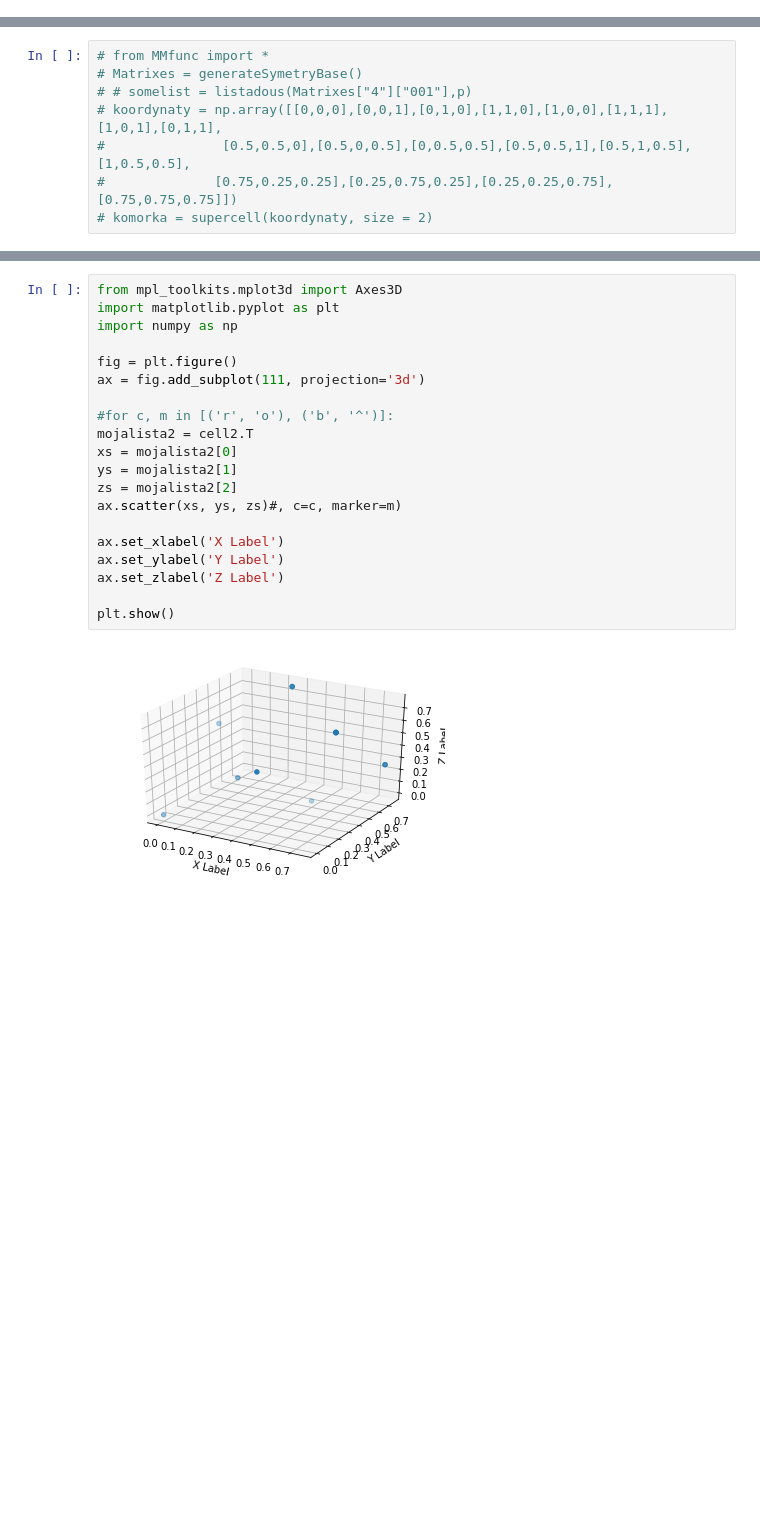
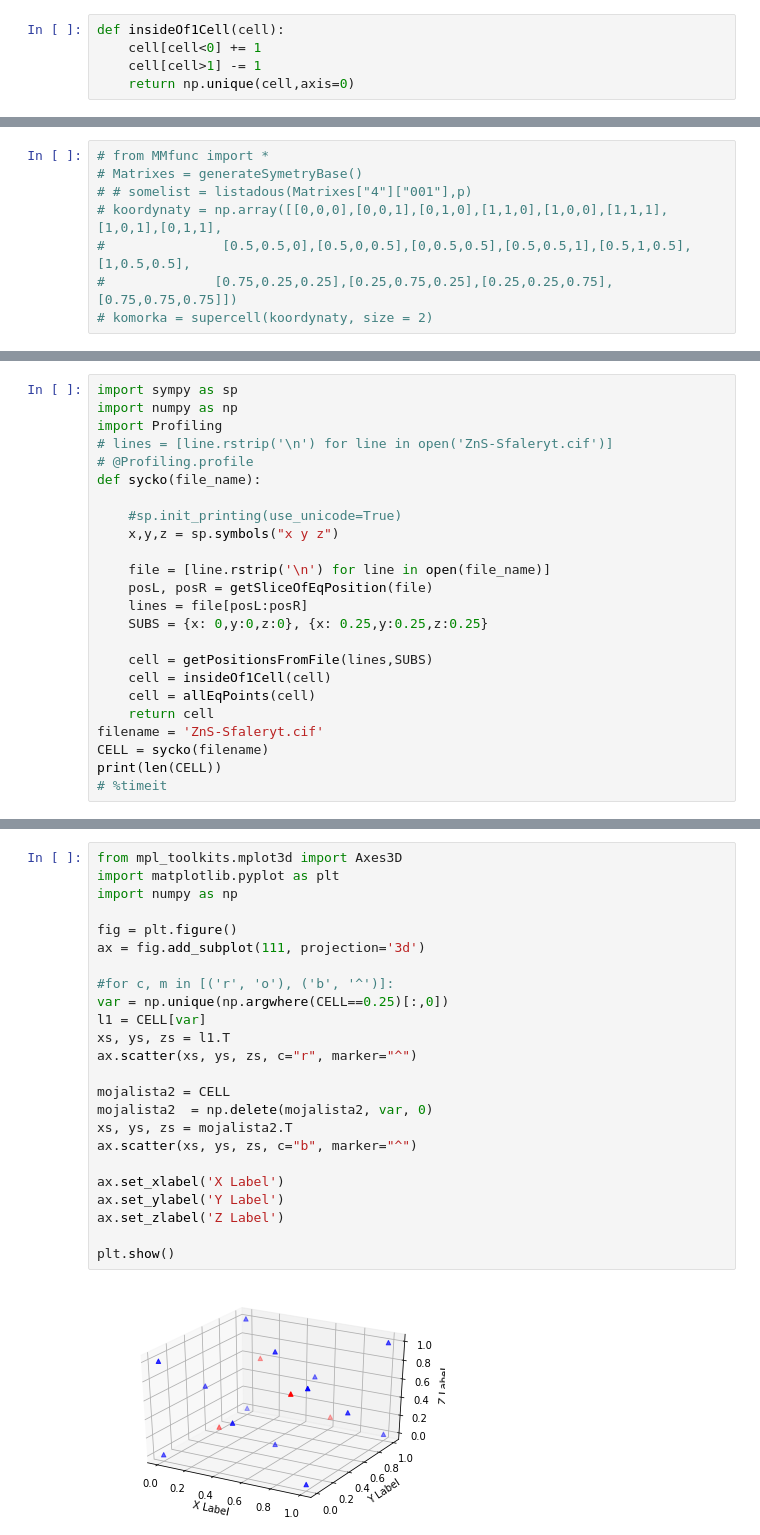
Before and after one commit to woblob/Crystal_Symmetry, a Jupyter notebook: krysztalki/vizualizacja proby.ipynb, the cells around one changed output, grey strips where cells are left out. Drawn from its saved outputs; the diff is of its cells as text; blank space fills up the shorter version.

```diff
--- a/krysztalki/vizualizacja proby.ipynb
+++ b/krysztalki/vizualizacja proby.ipynb
@@ -0,0 +36,5 @@
+# %%
+def insideOf1Cell(cell):
+    cell[cell<0] += 1
+    cell[cell>1] -= 1
+    return np.unique(cell,axis=0)
@@ -216,0 +84,24 @@ IndexError: invalid index to scalar variable.
+# %%
+import sympy as sp
+import numpy as np
+import Profiling
+# lines = [line.rstrip('\n') for line in open('ZnS-Sfaleryt.cif')]
+# @Profiling.profile
+def sycko(file_name):
+
+    #sp.init_printing(use_unicode=True)
+    x,y,z = sp.symbols("x y z")
+
+    file = [line.rstrip('\n') for line in open(file_name)]
+    posL, posR = getSliceOfEqPosition(file)
+    lines = file[posL:posR]
+    SUBS = {x: 0,y:0,z:0}, {x: 0.25,y:0.25,z:0.25}
+
+    cell = getPositionsFromFile(lines,SUBS)
+    cell = insideOf1Cell(cell)
+    cell = allEqPoints(cell)
+    return cell
+filename = 'ZnS-Sfaleryt.cif'
+CELL = sycko(filename)
+print(len(CELL))
+# %timeit
@@ -217,22 +110,26 @@ IndexError: invalid index to scalar variable.
 # %%
 from mpl_toolkits.mplot3d import Axes3D
 import matplotlib.pyplot as plt
 import numpy as np
 
 fig = plt.figure()
 ax = fig.add_subplot(111, projection='3d')
 
 #for c, m in [('r', 'o'), ('b', '^')]:
-mojalista2 = cell2.T
-xs = mojalista2[0]
-ys = mojalista2[1]
-zs = mojalista2[2]
-ax.scatter(xs, ys, zs)#, c=c, marker=m)
+var = np.unique(np.argwhere(CELL==0.25)[:,0])
+l1 = CELL[var]
+xs, ys, zs = l1.T
+ax.scatter(xs, ys, zs, c="r", marker="^")
+
+mojalista2 = CELL
+mojalista2  = np.delete(mojalista2, var, 0)
+xs, ys, zs = mojalista2.T
+ax.scatter(xs, ys, zs, c="b", marker="^")
 
 ax.set_xlabel('X Label')
 ax.set_ylabel('Y Label')
 ax.set_zlabel('Z Label')
 
 plt.show()
 # %% [output]
-[figure, old version]
+[figure, new version]
```
Also changed, not shown: parts of 17 cells of this notebook, 2 other files.
